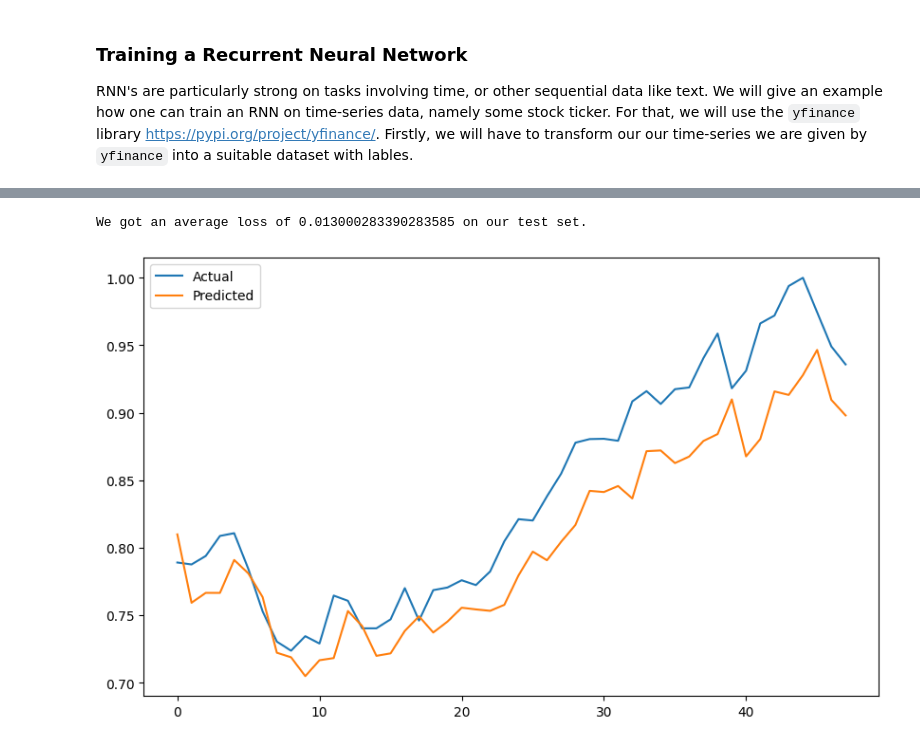
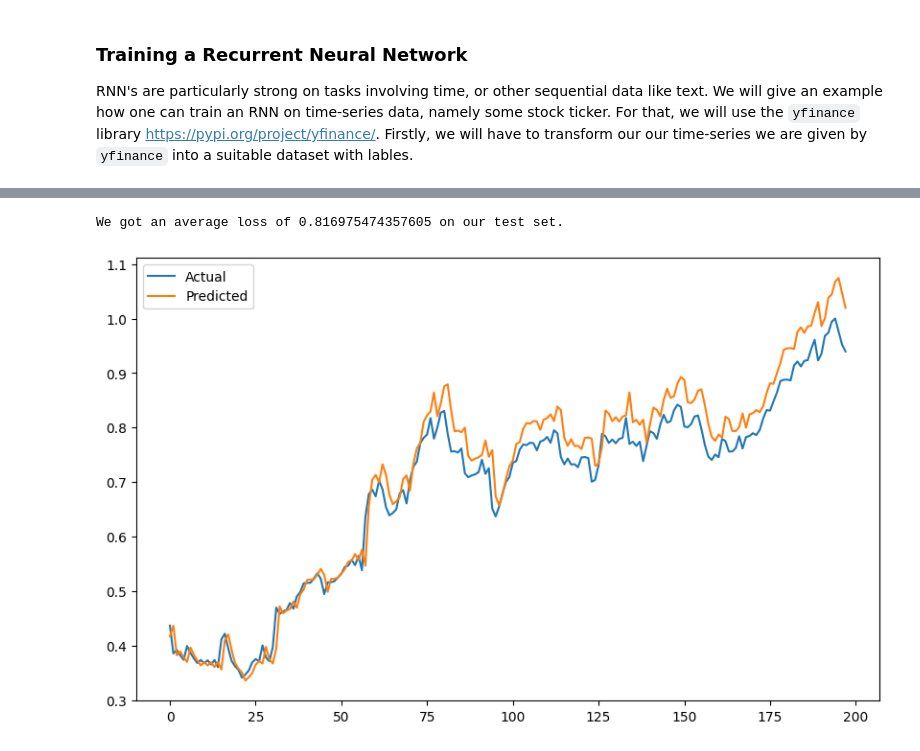
Before and after one commit to Mullerio/PyTorchZeroToHero, a Jupyter notebook: DeepLearning/basicRNN.ipynb, the cells around one changed output, grey strips where cells are left out. Cells and saved outputs as stored; diff of their text form; code cells hidden in the pictures.

```diff
--- a/DeepLearning/basicRNN.ipynb
+++ b/DeepLearning/basicRNN.ipynb
@@ -15,7 +15,7 @@ import yfinance as yf
 import matplotlib.pyplot as plt
 # %%
 class basicRNN(nn.Module):
-    def __init__(self, hidden_dim, input_dim, output_dim):
+    def __init__(self, input_dim,hidden_dim, output_dim):
         super().__init__()
         self.input_dim = input_dim
         self.hidden_dim = hidden_dim
@@ -38,3 +38,11 @@ class basicRNN(nn.Module):
             out.append(y)
         out = torch.stack(out, dim = 0)
         return out, h_next
+
+#lets define our model
+hidden_dim = 15
+model = basicRNN(1, hidden_dim,1)
+lossfunction = nn.MSELoss()
+optimizer = optim.AdamW(model.parameters(), lr = 0.01)
+for p in model.parameters():
+    print(p.shape)
@@ -98,16 +123,24 @@ The loss in Epoch 4000 is 0.0005645767087116838
 # %%
+outputs = []
 test_loss = 0
-outputs, _  = model(inputs_test)
-test_loss =  lossfunction(outputs ,labels_test)
+for i in range(inputs_test.shape[0]):
+    x = inputs_test[i]
+    x = x.unsqueeze(-1)
+    output, _ = model(x)
+    outputs.append(output)
+    test_loss += lossfunction(output, labels_test[i].unsqueeze(-1).unsqueeze(-1))
+
+outputs = torch.stack(outputs, dim=0).squeeze()
+
 
 print(f"We got an average loss of {test_loss} on our test set.")
 
-
+# Plot predictions vs actual values
 plt.figure(figsize=(10, 6))
 plt.plot(range(len(labels_test)), labels_test.numpy(), label="Actual")
-plt.plot(range(len(outputs)), outputs.detach().numpy().squeeze(), label="Predicted")
+plt.plot(range(len(outputs)), outputs[:,[-1]].detach().numpy(), label="Predicted")
 plt.legend()
 plt.show()
 # %% [output]
-We got an average loss of 0.013000283390283585 on our test set.
+We got an average loss of 0.816975474357605 on our test set.
-[figure, old version]
+[figure, new version]
```
Also changed, not shown: parts of 3 cells of this notebook.
